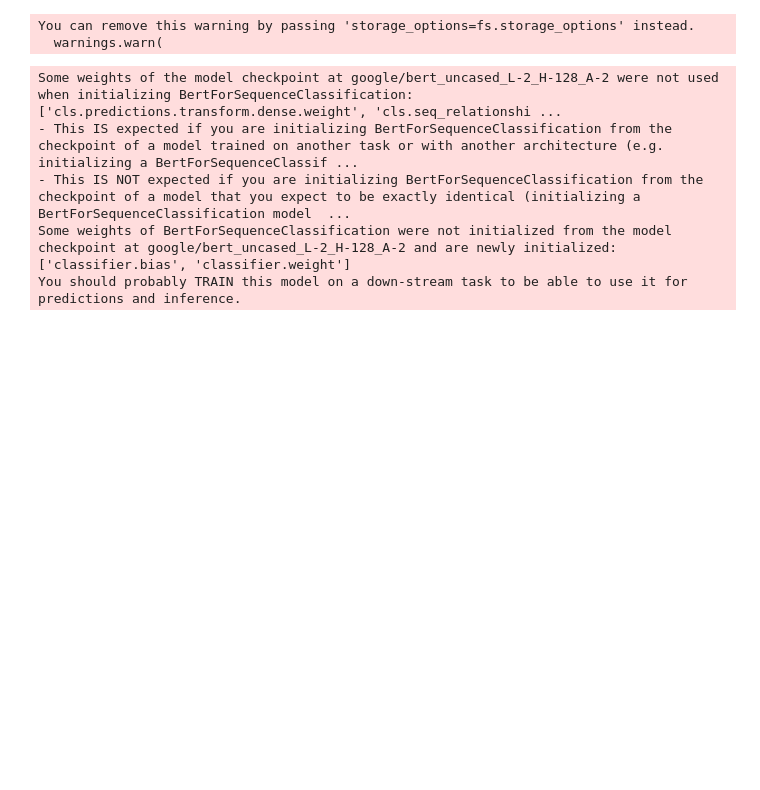
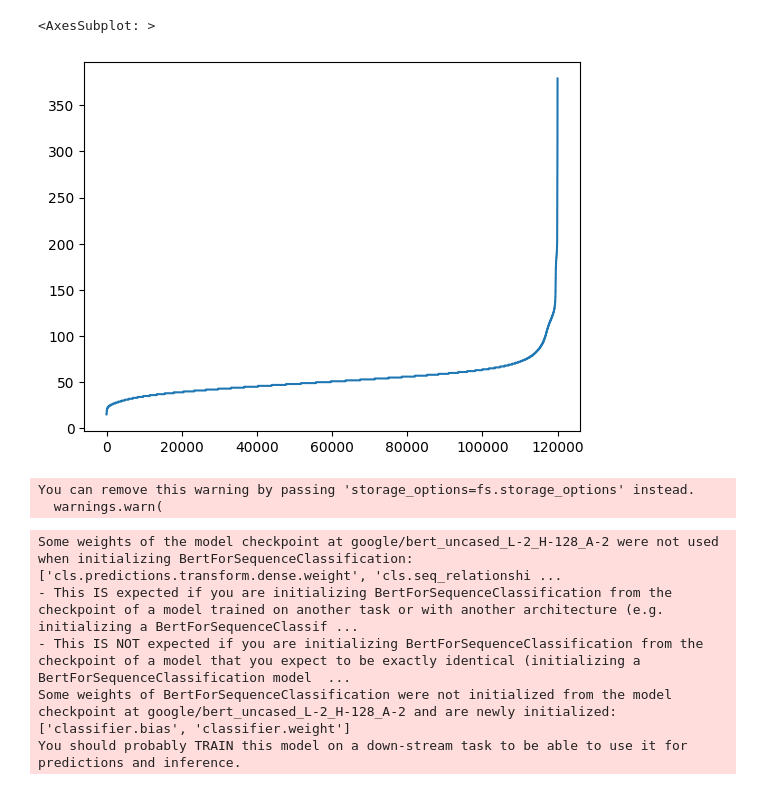
Before and after one commit to pietrolesci/anchoral, a Jupyter notebook: notebooks/agnews.ipynb, the cells around one changed output. Drawn from its saved outputs; the diff is of its cells as text; code cells hidden in the pictures; blank space fills up the shorter version.

```diff
--- a/notebooks/agnews.ipynb
+++ b/notebooks/agnews.ipynb
@@ -33,0 +14,2 @@ Name: split, dtype: int64
+# %%
+df = load_from_disk("../data/prepared/agnews_bert_tiny/")["train"].to_pandas()
@@ -34,3 +19,8 @@ Name: split, dtype: int64
+# %%
+df["input_ids"].map(len).plot()
+# %% [output]
+<AxesSubplot: >
+[figure, added]
 # %%
 from tqdm.auto import tqdm, trange
 import time
```
Also changed, not shown: parts of 10 cells of this notebook, 9 other files.
